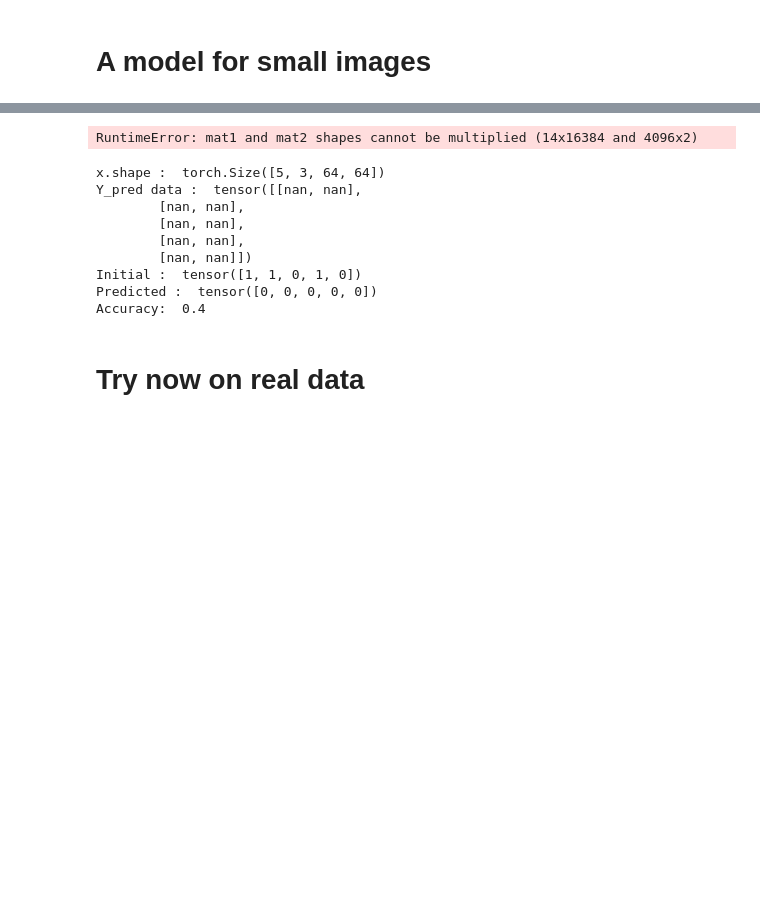
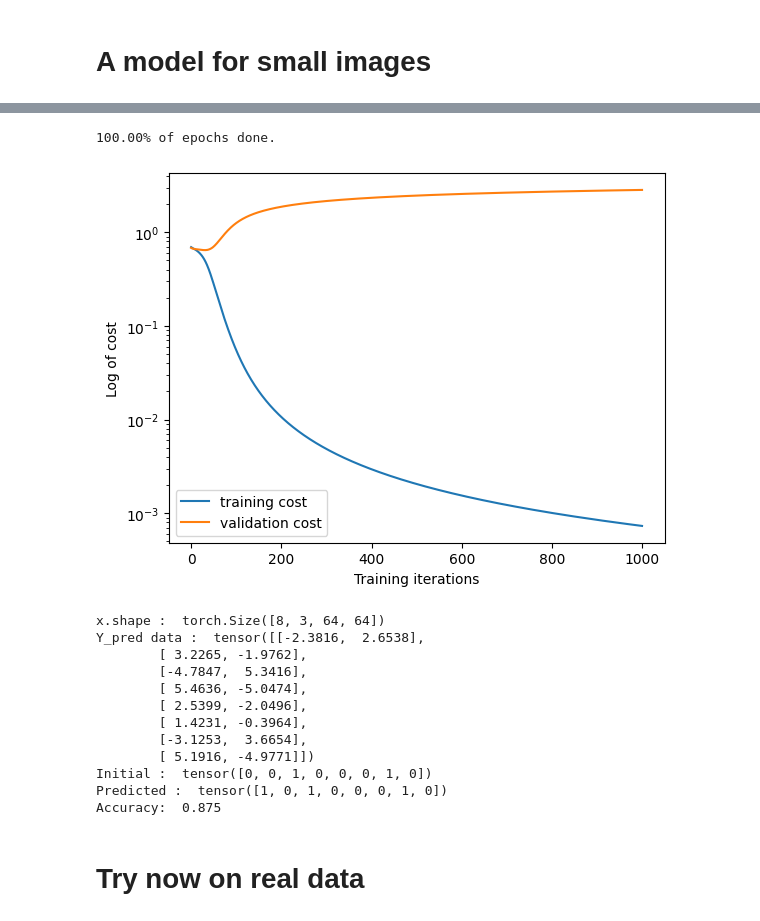
Before and after one commit to LRMPUT/internship_enssat_put, a Jupyter notebook: lidar-segment/cnn/cnn.ipynb, the cells around one changed output, grey strips where cells are left out. Cells and saved outputs as stored; diff of their text form; code cells hidden in the pictures; blank space fills up the shorter version.

```diff
--- a/lidar-segment/cnn/cnn.ipynb
+++ b/lidar-segment/cnn/cnn.ipynb
@@ -182,7 +164,7 @@ draw_training_cost(train_log)
 # %%
 cnn = CNN(3)
 
-learning_rate=0.1
+learning_rate=0.01
 linear_optimizer = torch.optim.SGD(cnn.parameters(), lr=learning_rate)
 crossentropyloss_loss = torch.nn.CrossEntropyLoss()
 
@@ -218,12 +200,13 @@ def train_valid(model, dataset,valid, optimizer, criterion, epochs, batch_size):
         print("%.2f" % (((i+1)/epochs)*100) + '%' + " of epochs done." , end="\r")
     return (loss_history, valid_loss_history)
 # %%
-(train_log, valid_log) = train_valid(cnn, population_train,population_valid, linear_optimizer, crossentropyloss_loss, epochs=1000, batch_size=64)
+(train_log, valid_log) = train_valid(cnn, population_train,population_valid, linear_optimizer, crossentropyloss_loss, epochs=1000, batch_size=256)
 
 # Plot
 draw_training_cost(train_log, valid_log)
 # %% [output]
-RuntimeError: mat1 and mat2 shapes cannot be multiplied (14x16384 and 4096x2)
+100.00% of epochs done.
+[figure, added]
 # %%
 # Evalutation du model
 
@@ -232,7 +215,7 @@ with torch.no_grad():
     correct = 0
     total = 0
     # Rappel : Building : 0, Leaves : 1
-    for (x, y) in DataLoader(population_test, batch_size=128, shuffle=True):
+    for (x, y) in DataLoader(population_test, batch_size=256, shuffle=True):
         print("x.shape : ", x.shape)      # torch.Size([5, 3, 64, 64]) # 5 images, 3 channels, 64x64
         y_pred = cnn(x)     # YPRED est un tableau de 2+len(population_test)
                             # Si YPRED[0] est négatif => C'est un leaves
@@ -248,15 +231,18 @@ with torch.no_grad():
 
     print("Accuracy: ", correct / total)
 # %% [output]
-x.shape :  torch.Size([5, 3, 64, 64])
-Y_pred data :  tensor([[nan, nan],
-        [nan, nan],
-        [nan, nan],
-        [nan, nan],
-        [nan, nan]])
-Initial :  tensor([1, 1, 0, 1, 0])
-Predicted :  tensor([0, 0, 0, 0, 0])
-Accuracy:  0.4
+x.shape :  torch.Size([8, 3, 64, 64])
+Y_pred data :  tensor([[-2.3816,  2.6538],
+        [ 3.2265, -1.9762],
+        [-4.7847,  5.3416],
+        [ 5.4636, -5.0474],
+        [ 2.5399, -2.0496],
+        [ 1.4231, -0.3964],
+        [-3.1253,  3.6654],
+        [ 5.1916, -4.9771]])
+Initial :  tensor([0, 0, 1, 0, 0, 0, 1, 0])
+Predicted :  tensor([1, 0, 1, 0, 0, 0, 1, 0])
+Accuracy:  0.875
 # %% [markdown]
 # Try now on real data
 # %%
```
Also changed, not shown: parts of 4 cells of this notebook, 16 other files.
